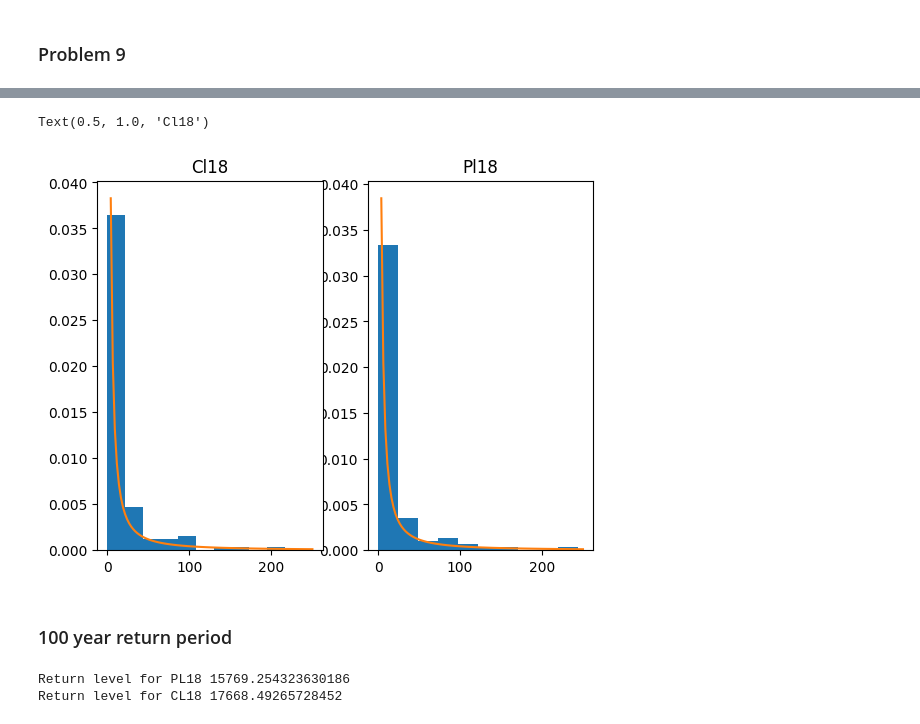
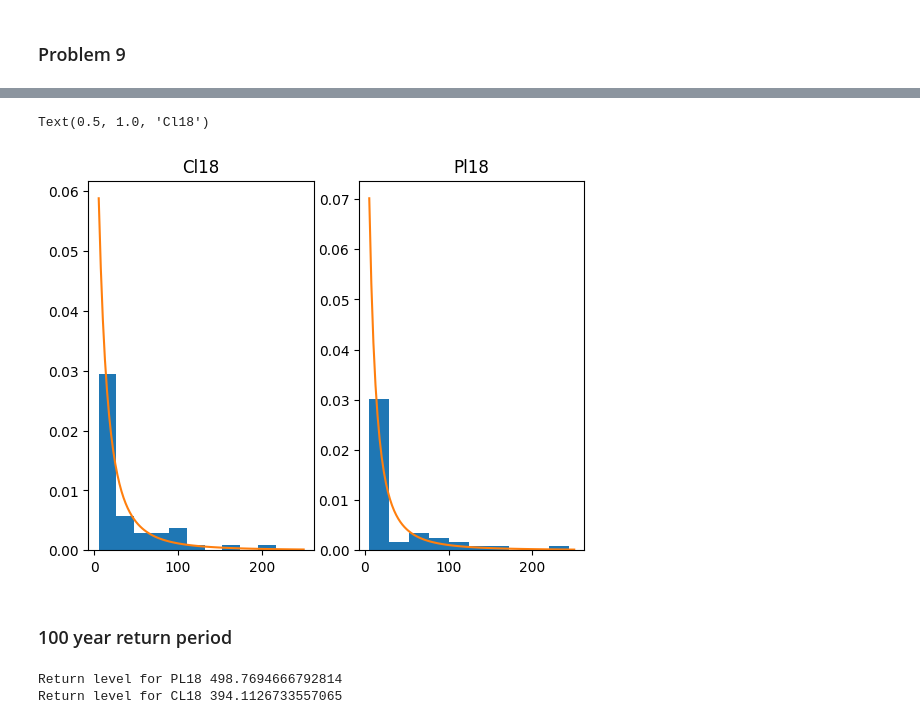
Before and after one commit to jtdocter27/Engineering-Probability---Statistics, a Jupyter notebook: R_project.ipynb, the cells around one changed output, grey strips where cells are left out. Cells and saved outputs as stored; diff of their text form; code cells hidden in the pictures.

```diff
--- a/R_project.ipynb
+++ b/R_project.ipynb
@@ -755,4 +755,4 @@ Text(0.5, 1.0, 'Pearson Type III Distribution')
 h1 = pd.read_excel('US-HurrDamage-Landsea-etal-2018.xlsx')
 h2 = h1.set_index(['Year'])
 h3 = h2 / 10**9
-h3
+h4 = h3[(h3['PL18 Sum for Year'] >5) & (h3['CL18 Sum for Year'] >5)]
@@ -774,22 +759,24 @@ h3
 # %%
-Pl18 = h3['PL18 Sum for Year'].values
-Cl18 = h3['CL18 Sum for Year'].values
+Pl18 = h4['PL18 Sum for Year'].values
+Cl18 = h4['CL18 Sum for Year'].values
 shape1, loc1, scale1 = genpareto.fit(Pl18)
 shape2, loc2, scale2 = genpareto.fit(Cl18)
-x = np.linspace(4, 250, 100)
-pdf1 = genpareto.pdf(x, c=shape1, loc=loc1, scale=scale1)
-pdf2 = genpareto.pdf(x, c=shape2, loc=loc2, scale=scale2)
+x1 = np.linspace(loc1, 250, 100)
+x2 = np.linspace(loc2, 250, 100)
+
+pdf1 = genpareto.pdf(x1, c=shape1, loc=loc1, scale=scale1)
+pdf2 = genpareto.pdf(x2, c=shape2, loc=loc2, scale=scale2)
 plt.subplot(1,2,2)
 plt.hist(Pl18, density=True)
-plt.plot(x, pdf1)
+plt.plot(x1, pdf1)
 plt.title('Pl18')
 plt.subplot(1,2,1)
 plt.hist(Cl18, density = True)
-plt.plot(x, pdf2)
+plt.plot(x2, pdf2)
 plt.title('Cl18')
 # %% [output]
 Text(0.5, 1.0, 'Cl18')
-[figure, old version]
+[figure, new version]
 # %% [markdown]
 ### 100 year return period
 # %%
@@ -803,5 +790,5 @@ return_level2 = stats.genpareto.ppf(1 - p, c=shape2, scale=scale2, loc=loc2)
 print('Return level for PL18', return_level)
 print('Return level for CL18', return_level2)
 # %% [output]
-Return level for PL18 15769.254323630186
-Return level for CL18 17668.49265728452
+Return level for PL18 498.7694666792814
+Return level for CL18 394.1126733557065
```
Also changed, not shown: parts of 4 cells of this notebook.
